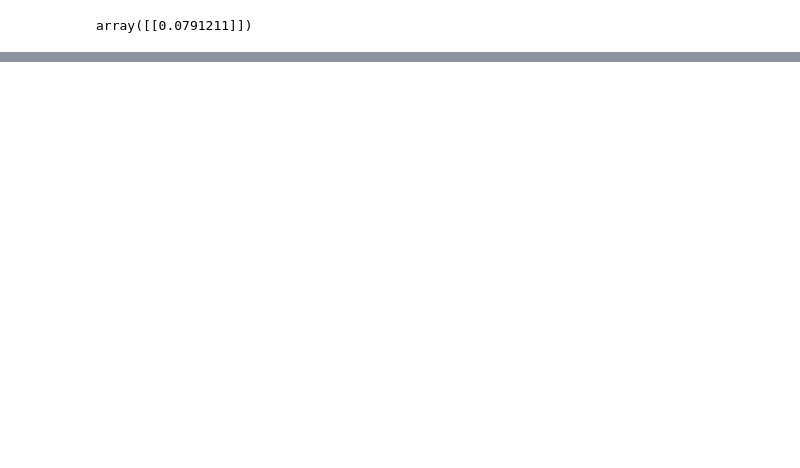
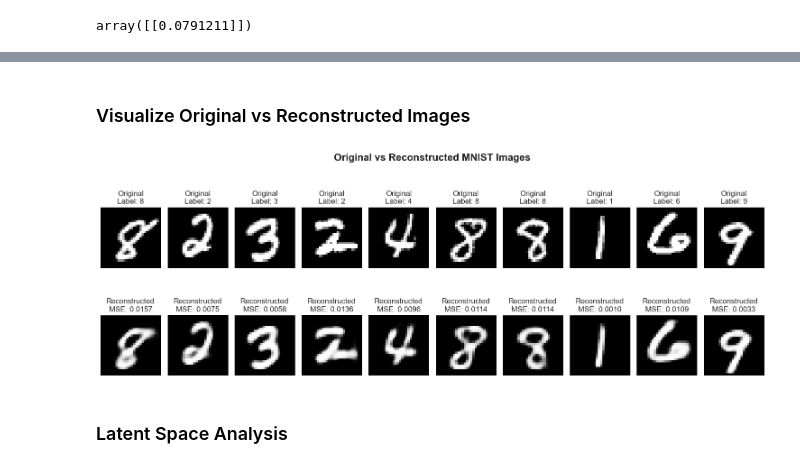
Before and after one commit to iaminfadel/CSE473-NN-Library, a Jupyter notebook: notebooks/project_demo.ipynb, the cells around one changed output, grey strips where cells are left out. Cells and saved outputs as stored; diff of their text form; code cells hidden in the pictures; blank space fills up the shorter version.

```diff
--- a/notebooks/project_demo.ipynb
+++ b/notebooks/project_demo.ipynb
@@ -782,0 +960,37 @@ array([[0.0791211]])
+# %% [markdown]
+### Visualize Original vs Reconstructed Images
+# %%
+# Select random test samples for visualization
+n_samples = 10
+sample_indices = np.random.choice(X_test_processed.shape[0], n_samples, replace=False)
+test_samples = X_test_processed[sample_indices]
+
+# Get reconstructions
+reconstructions = autoencoder.reconstruct_probabilities(test_samples)
+
+# Visualize original vs reconstructed
+fig, axes = plt.subplots(2, n_samples, figsize=(15, 6))
+fig.suptitle('Original vs Reconstructed MNIST Images', fontsize=16, fontweight='bold')
+
+for i in range(n_samples):
+    # Original images
+    original = test_samples[i].reshape(28, 28)
+    axes[0, i].imshow(original, cmap='gray')
+    axes[0, i].set_title(f'Original\nLabel: {y_test[sample_indices[i]]}')
+    axes[0, i].axis('off')
+
+    # Reconstructed images
+    reconstructed = reconstructions[i].reshape(28, 28)
+    axes[1, i].imshow(reconstructed, cmap='gray')
+
+    # Calculate reconstruction error for this sample
+    mse_error = np.mean((test_samples[i] - reconstructions[i]) ** 2)
+    axes[1, i].set_title(f'Reconstructed\nMSE: {mse_error:.4f}')
+    axes[1, i].axis('off')
+
+plt.tight_layout()
+plt.show()
+# %% [output]
+[figure, added]
+# %% [markdown]
+### Latent Space Analysis
```
Also changed, not shown: parts of 23 cells of this notebook, 1 other file.
